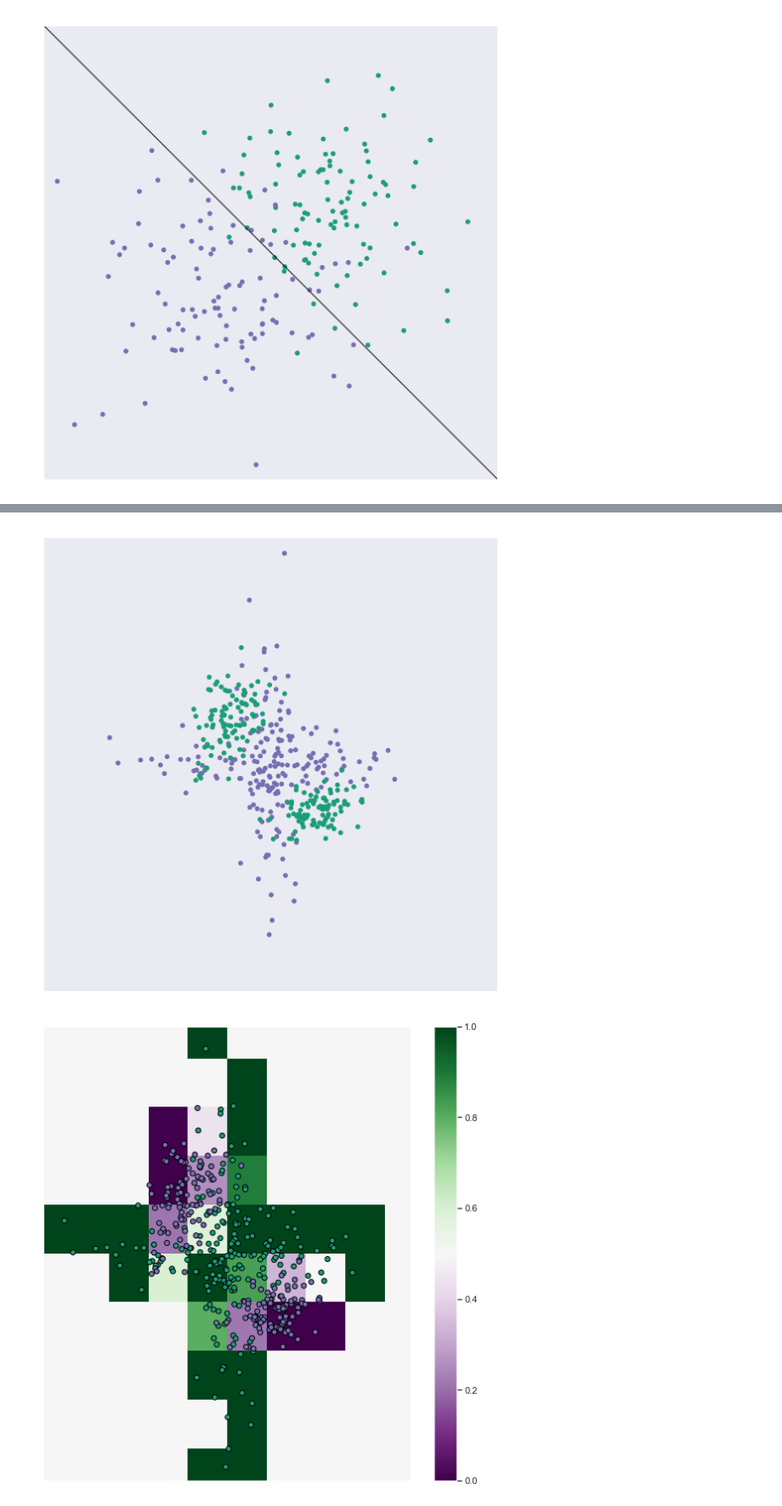
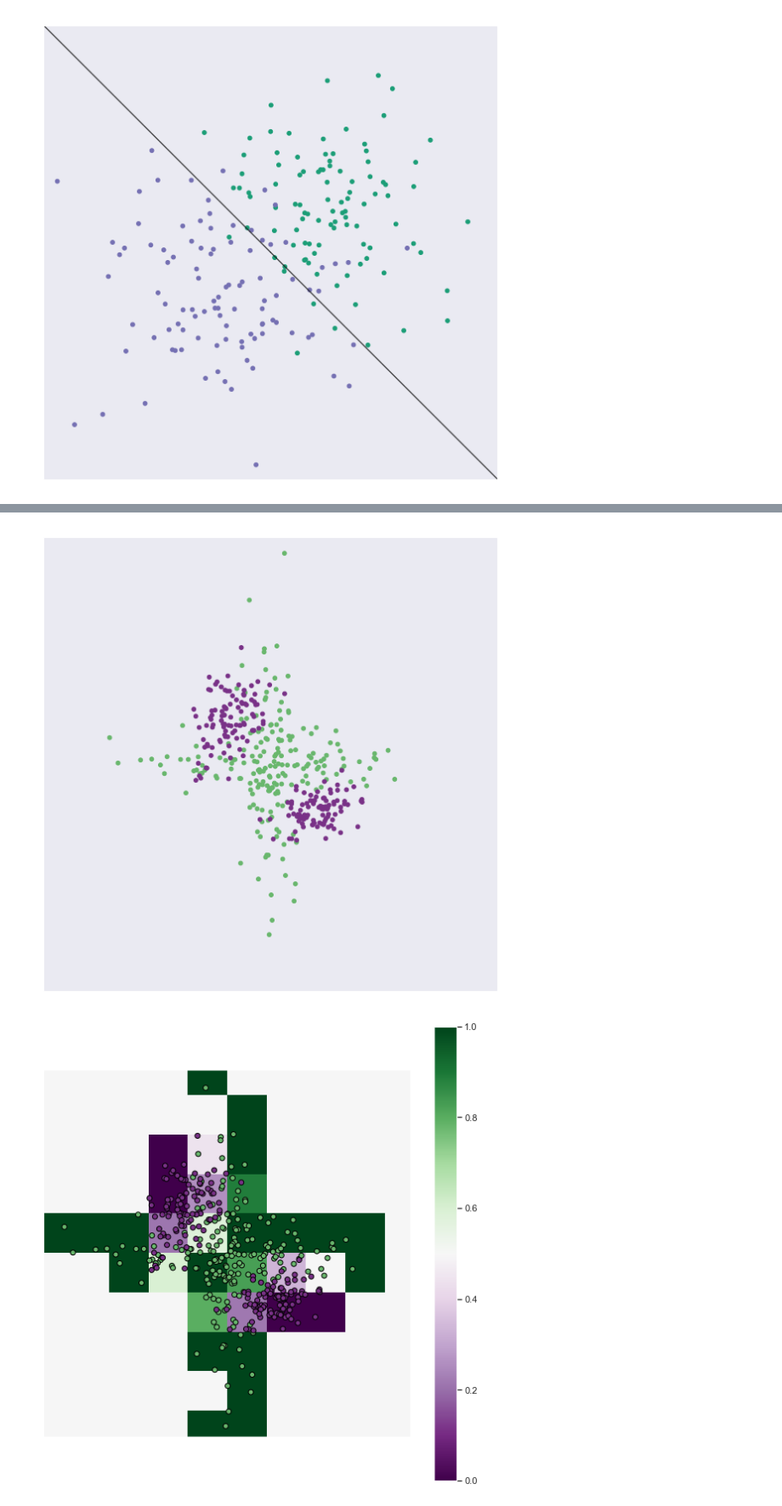
Before and after one commit to neurodata/talks, a Jupyter notebook: rock20/Rockefeller_figs.ipynb, the cells around one changed output, grey strips where cells are left out. Shown: that part at 85% size. Saved outputs shown, nothing was run; the diff lists cells and outputs as text; code cells hidden in the pictures.

Commit message:
more plots

```diff
--- a/rock20/Rockefeller_figs.ipynb
+++ b/rock20/Rockefeller_figs.ipynb
@@ -181,3 +181,7 @@ Z1, Z2 = generate_dataM(mu1 = mu1, mu2 = mu2, cov = cov)
 #          filename = filename,
 #          test_point = None,
 #          opacity = 1)
+# %%
+colors = sns.color_palette("PRGn", 8)
+colors = colors[0:4] + [(1,1,1)] + colors[4:8]
+sns.palplot(colors)
@@ -187,14 +193,14 @@ lines = [[-1,1]]
 filename = 's4.png'
 plot_data(Z1,
           Z2,
-          col1 = colors[2],
+          col1 = colors[7],
           col2 = colors[0],
           filename = filename,
           test_point = None,
           opacity = 1,
           grid = True)
 # %% [output]
-[figure, old version]
+[figure, new version]
 # %%
 ZZ = np.vstack([Z1,Z2])
 xedges0 = np.linspace(-6,6,15, True)
@@ -221,29 +227,29 @@ A = B
 # %%
 xx, yy = np.meshgrid(np.linspace(-6, 6, 15),
                      np.linspace(-6, 6, 15))
 
 X = np.vstack([Z1, Z2])#rng.randn(200, 2)
-Y = [colors[0] for i in range(200)] + [colors[2] for i in range(200)]#np.logical_xor(X[:, 0] > 0, X[:, 1] > 0)
+Y = [colors[7] for i in range(200)] + [colors[0] for i in range(200)]#np.logical_xor(X[:, 0] > 0, X[:, 1] > 0)
 
 fig, ax = plt.subplots(1,1,figsize=(8, 8))
 ax.set_aspect('equal')
 Z = A
 
 plt.subplot(1, 1, 1)
 image = plt.imshow(Z, interpolation='nearest',
                    extent=(xx.min(), xx.max(), yy.min(), yy.max()),
-                   aspect='auto', origin='lower', cmap=plt.cm.PRGn)
+                   aspect='equal', origin='lower', cmap=plt.cm.PRGn)
 plt.scatter(X[:, 0], X[:, 1], c=Y, cmap=plt.cm.Paired,
             edgecolors=(0, 0, 0))
 
 plt.xticks(())
 plt.yticks(())
 
 plt.axis([-4, 4, -4, 4])
 plt.colorbar(image)
 
 plt.tight_layout()
 plt.savefig('s5.png', dpi = 500)
 plt.show()
 # %% [output]
-[figure, old version]
+[figure, new version]
```
Also changed, not shown: parts of 11 cells of this notebook, 7 other files.
